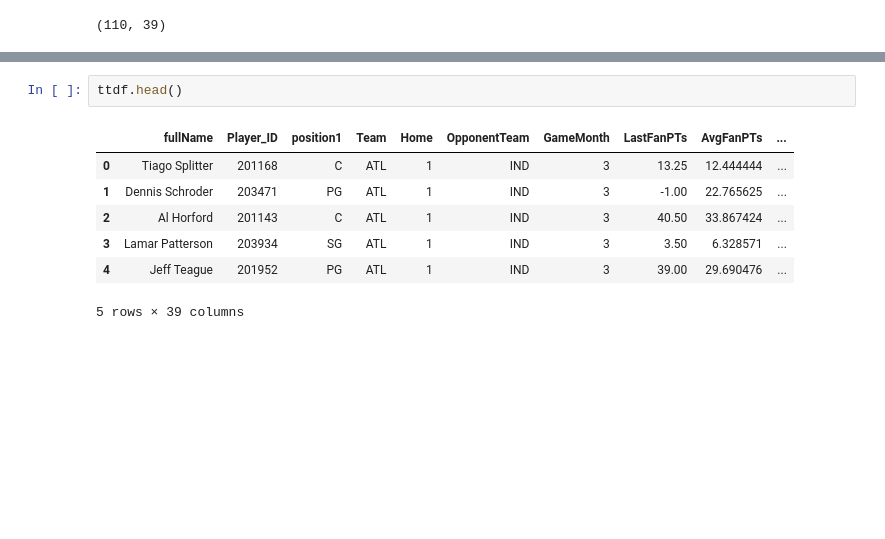
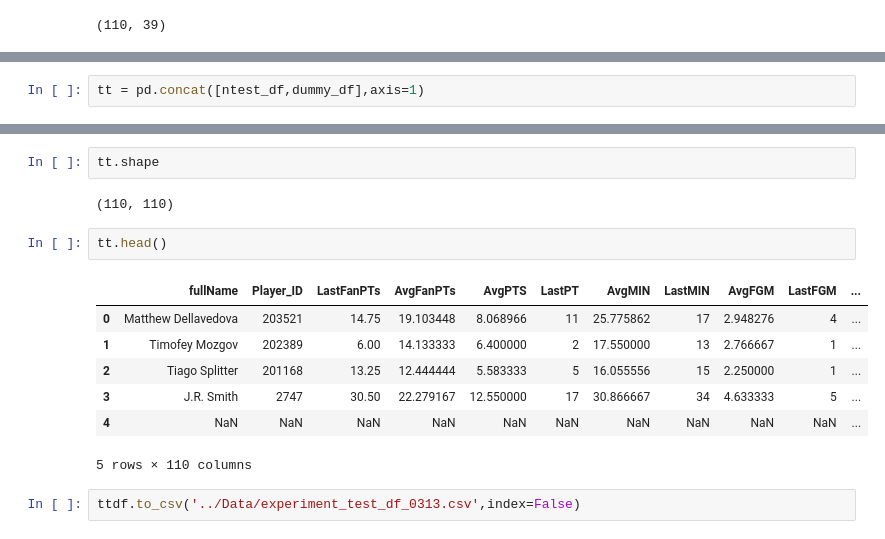
Before and after one commit to jpzhangvincent/NBAFantasySportBetting-ML-project, a Jupyter notebook: Scraping/WorkFlow I - Data Preparation For 3.13 betting.ipynb, the cells around one changed output, grey strips where cells are left out. Saved outputs shown, nothing was run; the diff lists cells and outputs as text; blank space fills up the shorter version.

```diff
--- a/Scraping/WorkFlow I - Data Preparation For 3.13 betting.ipynb
+++ b/Scraping/WorkFlow I - Data Preparation For 3.13 betting.ipynb
@@ -326,0 +360,2 @@ ttdf.shape
+# %%
+tt = pd.concat([ntest_df,dummy_df],axis=1)
@@ -327,10 +375,16 @@ ttdf.shape
+# %%
+tt.shape
+# %% [output]
+(110, 110)
 # %%
-ttdf.head()
+tt.head()
 # %% [output]
-|  | fullName | Player_ID | position1 | Team | Home | OpponentTeam | GameMonth | LastFanPTs | AvgFanPTs | ... |
-| 0 | Tiago Splitter | 201168 | C | ATL | 1 | IND | 3 | 13.25 | 12.444444 | ... |
-| 1 | Dennis Schroder | 203471 | PG | ATL | 1 | IND | 3 | -1.00 | 22.765625 | ... |
-| 2 | Al Horford | 201143 | C | ATL | 1 | IND | 3 | 40.50 | 33.867424 | ... |
-| 3 | Lamar Patterson | 203934 | SG | ATL | 1 | IND | 3 | 3.50 | 6.328571 | ... |
-| 4 | Jeff Teague | 201952 | PG | ATL | 1 | IND | 3 | 39.00 | 29.690476 | ... |
+|  | fullName | Player_ID | LastFanPTs | AvgFanPTs | AvgPTS | LastPT | AvgMIN | LastMIN | AvgFGM | LastFGM | ... |
+| 0 | Matthew Dellavedova | 203521 | 14.75 | 19.103448 | 8.068966 | 11 | 25.775862 | 17 | 2.948276 | 4 | ... |
+| 1 | Timofey Mozgov | 202389 | 6.00 | 14.133333 | 6.400000 | 2 | 17.550000 | 13 | 2.766667 | 1 | ... |
+| 2 | Tiago Splitter | 201168 | 13.25 | 12.444444 | 5.583333 | 5 | 16.055556 | 15 | 2.250000 | 1 | ... |
+| 3 | J.R. Smith | 2747 | 30.50 | 22.279167 | 12.550000 | 17 | 30.866667 | 34 | 4.633333 | 5 | ... |
+| 4 | NaN | NaN | NaN | NaN | NaN | NaN | NaN | NaN | NaN | NaN | ... |
-5 rows × 39 columns
+5 rows × 110 columns
+# %%
+ttdf.to_csv('../Data/experiment_test_df_0313.csv',index=False)
```
Also changed, not shown: parts of 9 cells of this notebook, 4 other files.
